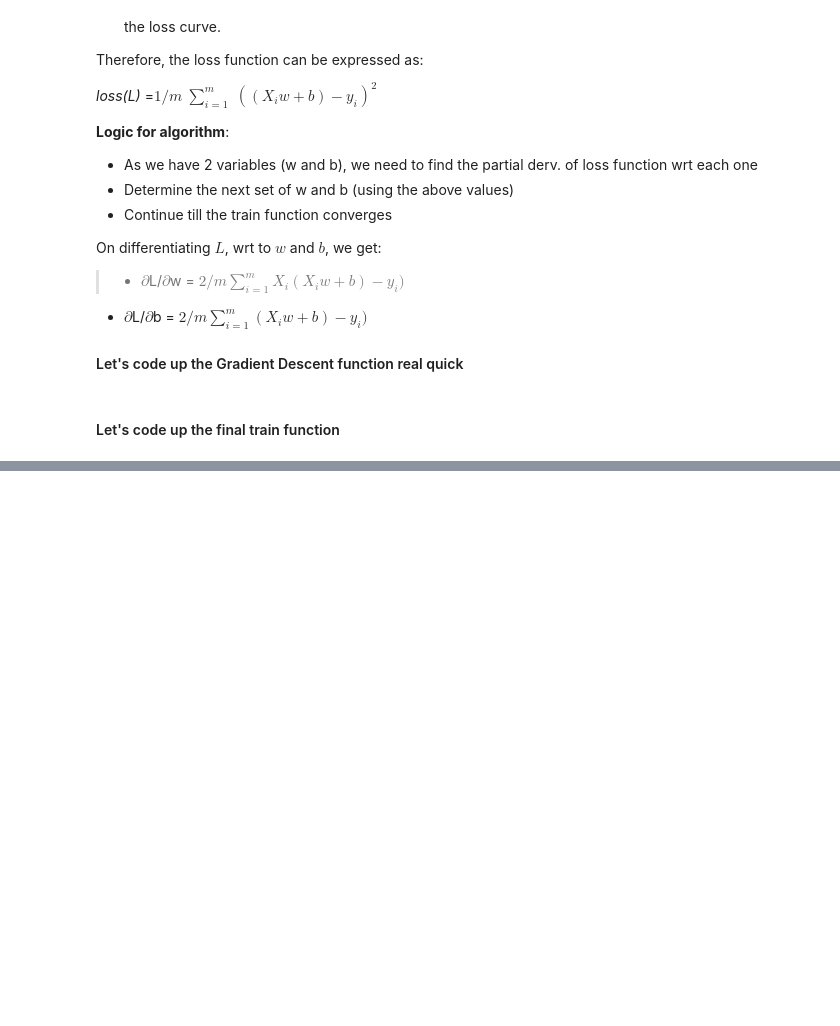
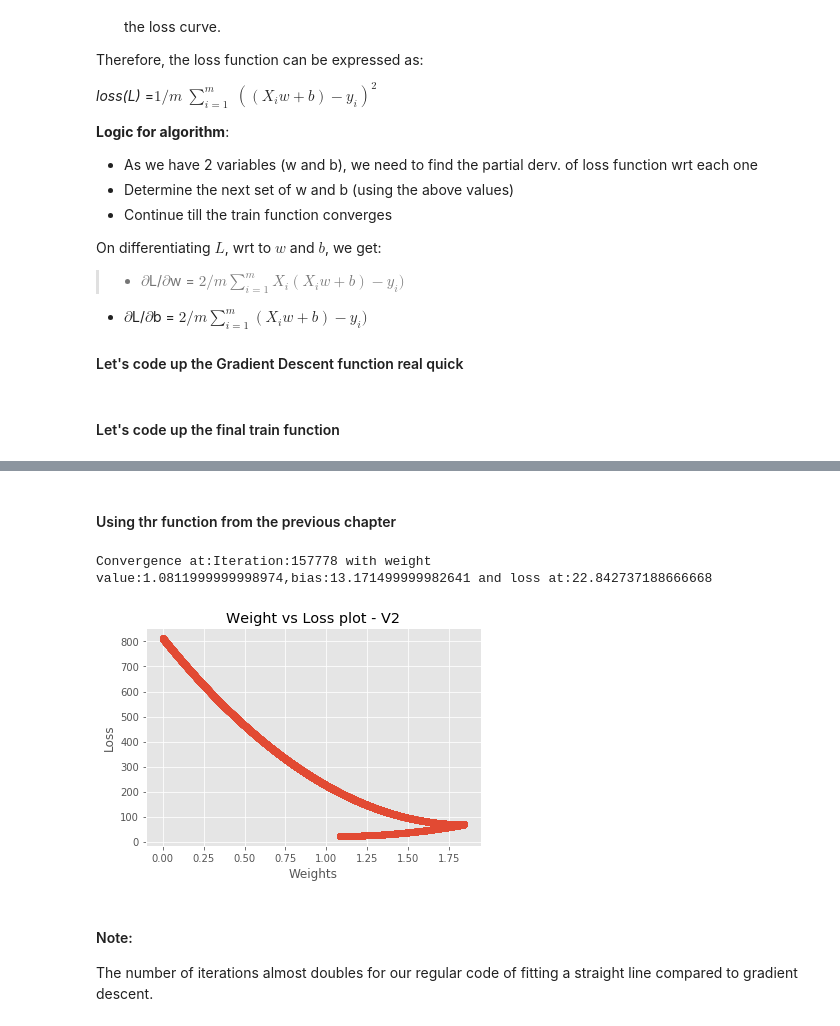
Before and after one commit to selfstarter39/ml_ds, a Jupyter notebook: exercises_from_books/programming_machine_learning/chap3_gradient descent.ipynb, the cells around one changed output, grey strips where cells are left out. Drawn from its saved outputs; the diff is of its cells as text; code cells hidden in the pictures; blank space fills up the shorter version.

Commit message:
updated more code for chap3-gradient_descent

```diff
--- a/exercises_from_books/programming_machine_learning/chap3_gradient descent.ipynb
+++ b/exercises_from_books/programming_machine_learning/chap3_gradient descent.ipynb
@@ -137,0 +138,45 @@ print(func_predict(20,weight,bias))
+# %% [markdown]
+#### Using thr function from the previous chapter
+# %%
+def predict_v2(X,w,b):
+    return ((X*w)+b)
+
+def loss_v2(X,y,w,b):
+    pred_val = (y - predict_v2(X,w,b))**2
+    return np.average(pred_val)
+
+def train_v2(X,y,iteration = 157777, lr = 0.0001):
+    w = 0
+    b = 0
+    lst_wt = []
+    lst_loss = []
+
+    for cnt in range(iteration):
+        cur_loss = loss_v2(X,y,w,b)
+        lst_wt.append(w)
+        lst_loss.append(cur_loss)
+
+        if loss_v2(X,y,w+lr,b) < cur_loss:
+            w +=lr
+        elif loss_v2(X,y,w-lr,b) < cur_loss:
+            w -=lr
+        elif loss_v2(X,y,w,b+lr) < cur_loss:
+            b +=lr
+        elif loss_v2(X,y,w,b-lr) < cur_loss:
+            b -=lr
+        else:
+            print(f"Convergence at:Iteration:{cnt +1} with weight value:{w},bias:{b} and loss at:{cur_loss}")
+            plt.title("Weight vs Loss plot - V2")
+            plt.scatter(lst_wt,lst_loss)
+            plt.xlabel("Weights")
+            plt.ylabel("Loss")
+            plt.show()
+            return w,b
+# %%
+w_v2,b_v2 = train_v2(X,y,iteration = 200000, lr = 0.0001)
+# %% [output]
+Convergence at:Iteration:157778 with weight value:1.0811999999998974,bias:13.171499999982641 and loss at:22.842737188666668
+[figure, added]
+# %% [markdown]
+#### Note:
+The number of iterations almost doubles for our regular code of fitting a straight line compared to gradient descent.
```
Also changed, not shown: parts of 3 cells of this notebook.
